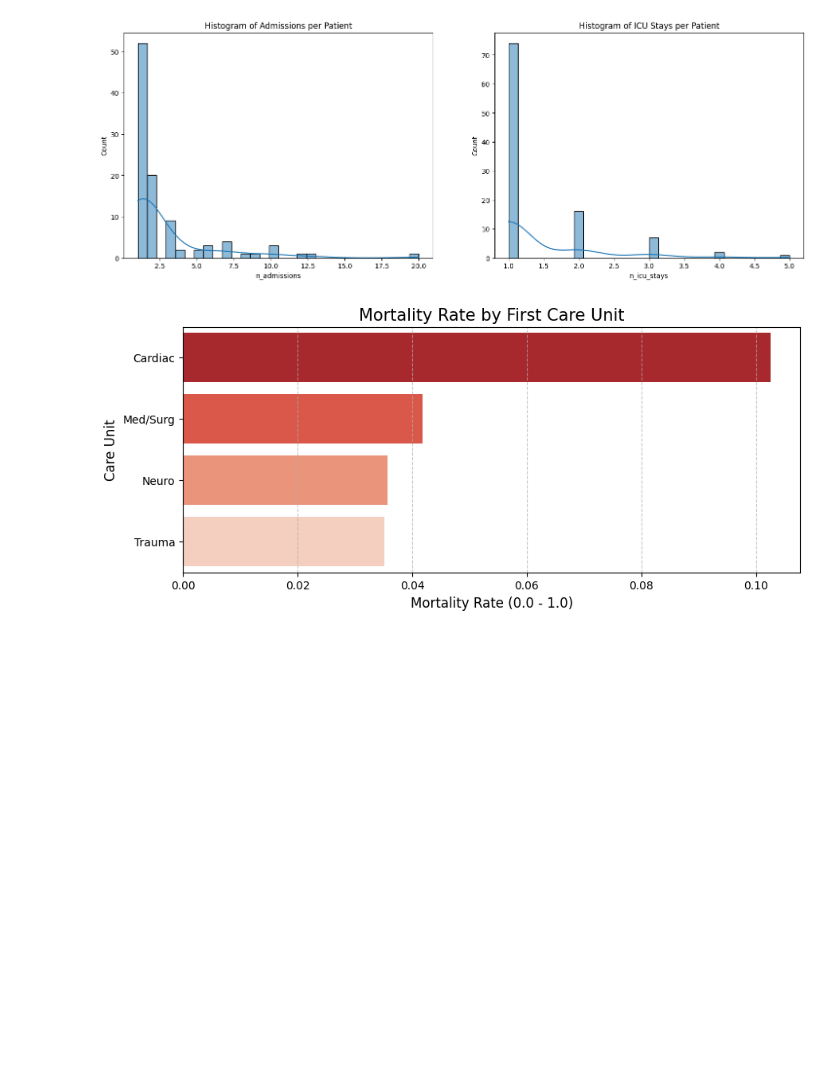
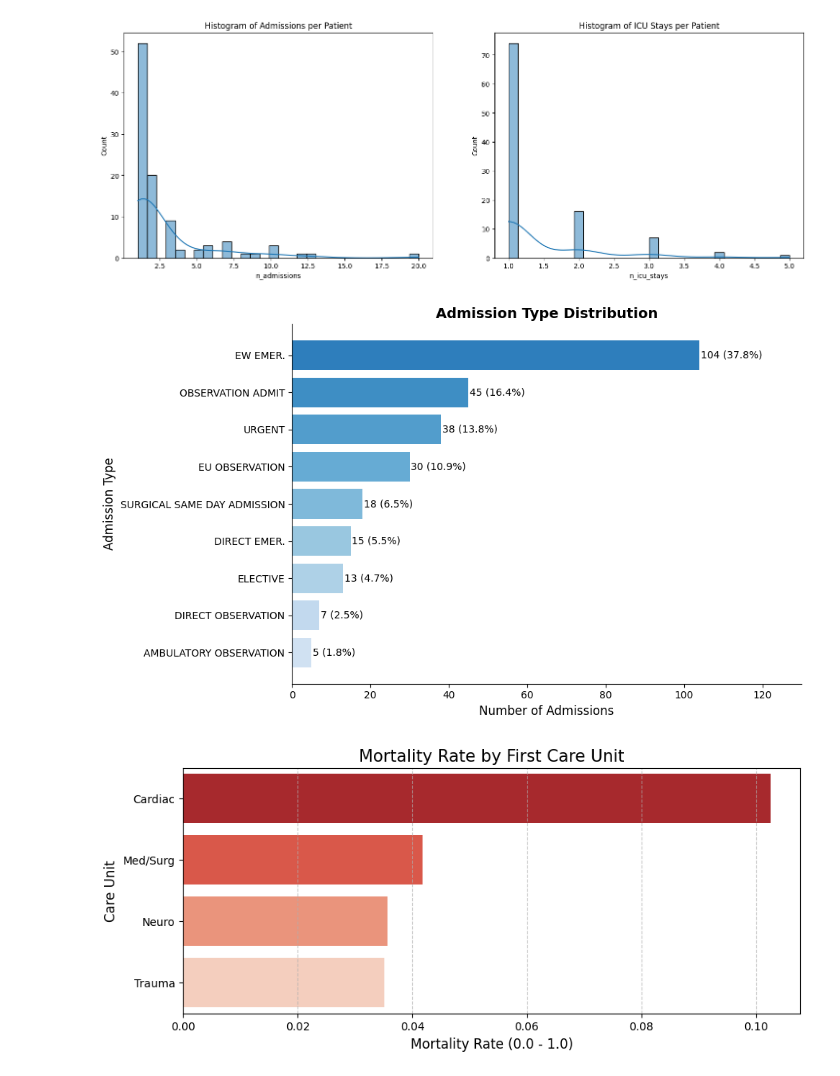
Before and after one commit to OnsHanafi/icu-acquity-phenotyping, a Jupyter notebook: ICUproject.ipynb, the cells around one changed output. Cells and saved outputs as stored; diff of their text form; code cells hidden in the pictures; blank space fills up the shorter version.

Commit message:
added admission type distribution

```diff
--- a/ICUproject.ipynb
+++ b/ICUproject.ipynb
@@ -419,6 +419,39 @@ plt.show()
 
 # plt.title("Patient Level Overview: Admissions, ICU Stays, Mortality, ICU Type")
 # plt.show()
+# %%
+#Admission type distributio,
+admission_type_counts = admissions['admission_type'].value_counts().reset_index()
+admission_type_counts.columns = ['admission_type', 'count']
+admission_type_counts['percentage'] = (admission_type_counts['count'] / len(admissions) * 100).round(1)
+
+fig, ax = plt.subplots(figsize=(10, 6))
+
+bars = ax.barh(
+    admission_type_counts['admission_type'],
+    admission_type_counts['count'],
+    color=plt.cm.Blues_r(np.linspace(0.3, 0.8, len(admission_type_counts)))
+)
+
+# Add count + percentage labels at end of each bar
+for bar, (_, row) in zip(bars, admission_type_counts.iterrows()):
+    ax.text(
+        bar.get_width() + 0.3,
+        bar.get_y() + bar.get_height() / 2,
+        f"{int(row['count'])} ({row['percentage']}%)",
+        va='center', ha='left', fontsize=10
+    )
+
+ax.set_xlabel('Number of Admissions', fontsize=12)
+ax.set_ylabel('Admission Type', fontsize=12)
+ax.set_title('Admission Type Distribution', fontsize=14, fontweight='bold')
+ax.set_xlim(0, admission_type_counts['count'].max() * 1.25)
+ax.invert_yaxis()  # most frequent at top
+sns.despine()
+plt.tight_layout()
+plt.show()
+# %% [output]
+[figure, added]
 # %%
 # Display mortality rate by first_care_unit to
 # We want to determine if the the care unit the ICU patient affected to has any effect on the acuity level (higher mortzlity == highrt acuity level)
```
Also changed, not shown: parts of 1 cell of this notebook.
